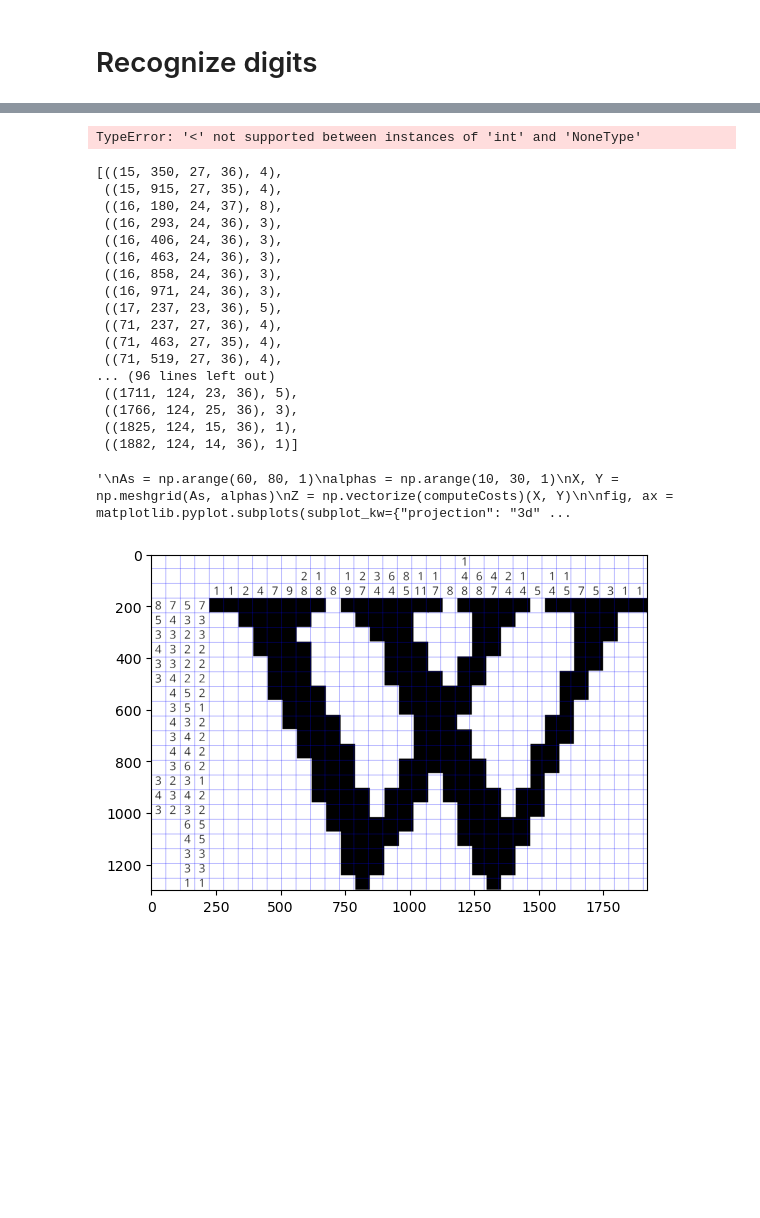
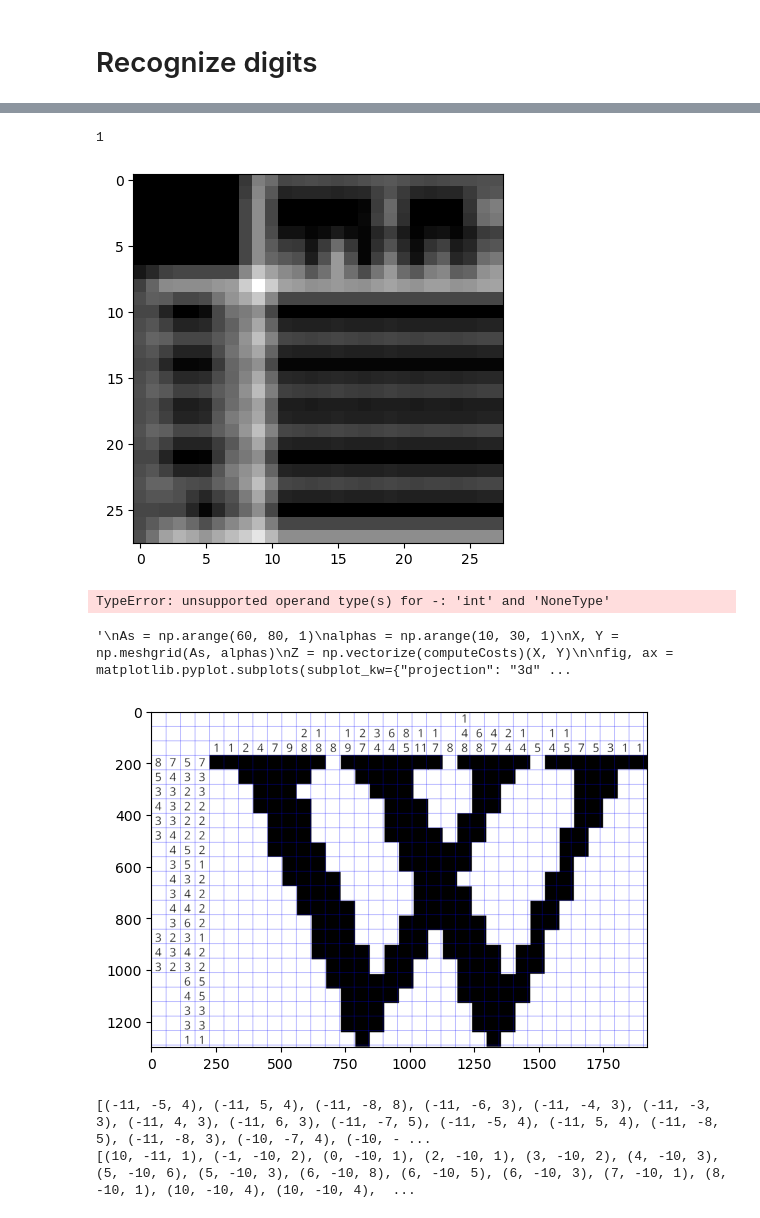
Before and after one commit to igloo81/nonogram, a Jupyter notebook: NonoGram start.ipynb, the cells around one changed output, grey strips where cells are left out. Cells and saved outputs as stored; diff of their text form; code cells hidden in the pictures; blank space fills up the shorter version.

```diff
--- a/NonoGram start.ipynb
+++ b/NonoGram start.ipynb
@@ -273,43 +311,34 @@ KeyboardInterrupt:
 # %%
 import math
 def showImagesUsedForRecognition(found_contours, sort_by_prediction):
     imageSize = math.ceil(len(found_contours) ** .5)
     imageOutput = np.ones((imageSize * 28, imageSize * 28, 1), dtype=np.uint8) * 255
 
     x = 0
     y = 0
-    for _, _, digit_image in sorted(found_contours, key= lambda tuple: tuple[1]):
+
+    contours_to_show = found_contours if not sort_by_prediction else sorted(found_contours, key= lambda tuple: tuple[1])
+    for _, _, digit_image in contours_to_show:
         imageOutput[x*28:x*28+28, y*28:y*28+28] = digit_image
         x += 1
         if (x >= imageSize):
             x = 0
             y += 1
 
     print(imageSize)
     pyplot.imshow(imageOutput, cmap="gray")
-showImagesUsedForRecognition(found_contours_no_overlaps, sort_by_prediction=True)
+showImagesUsedForRecognition(found_contours_no_overlaps, sort_by_prediction=False)
 # %% [output]
-TypeError: '<' not supported between instances of 'int' and 'NoneType'
+1
+[figure, added]
 # %%
-foundDigits
+foundDigits = [(bounding_rect, digit) for (bounding_rect, digit, digit_image) in found_contours]
+import determineTable
+
+(A, alpha, B, beta) = grid_parameters = determineTable.findParameters(foundDigits)
+(lefties, toppies) = determineTable.divideOverLeftAndTop(foundDigits, A, alpha, B, beta)
 # %% [output]
-[((15, 350, 27, 36), 4),
- ((15, 915, 27, 35), 4),
- ((16, 180, 24, 37), 8),
- ((16, 293, 24, 36), 3),
- ((16, 406, 24, 36), 3),
- ((16, 463, 24, 36), 3),
- ((16, 858, 24, 36), 3),
- ((16, 971, 24, 36), 3),
- ((17, 237, 23, 36), 5),
- ((71, 237, 27, 36), 4),
- ((71, 463, 27, 35), 4),
- ((71, 519, 27, 36), 4),
-... (96 lines left out)
- ((1711, 124, 23, 36), 5),
- ((1766, 124, 25, 36), 3),
- ((1825, 124, 15, 36), 1),
- ((1882, 124, 14, 36), 1)]
+TypeError: unsupported operand type(s) for -: 'int' and 'NoneType'
 # %%
 '''
 import matplotlib.pyplot
@@ -375,6 +404,12 @@ def addAxesFoundToImage(image, parameters):
 
     pyplot.imshow(imageCopy)
 
-addAxesFoundToImage(imageCopy, (141, 56, 142, 57))# (49, 21, 67, 21))
+addAxesFoundToImage(imageCopy, grid_parameters)# (141, 56, 142, 57))# (49, 21, 67, 21))
 # %% [output]
-[figure, old version]
+[figure, new version]
+# %%
+print(lefties)
+print(toppies)
+# %% [output]
+[(-11, -5, 4), (-11, 5, 4), (-11, -8, 8), (-11, -6, 3), (-11, -4, 3), (-11, -3, 3), (-11, 4, 3), (-11, 6, 3), (-11, -7, 5), (-11, -5, 4), (-11, 5, 4), (-11, -8, 5), (-11, -8, 3), (-10, -7, 4), (-10, - ...
+[(10, -11, 1), (-1, -10, 2), (0, -10, 1), (2, -10, 1), (3, -10, 2), (4, -10, 3), (5, -10, 6), (5, -10, 3), (6, -10, 8), (6, -10, 5), (6, -10, 3), (7, -10, 1), (8, -10, 1), (10, -10, 4), (10, -10, 4),  ...
```
Also changed, not shown: parts of 8 cells of this notebook, 7 other files.
